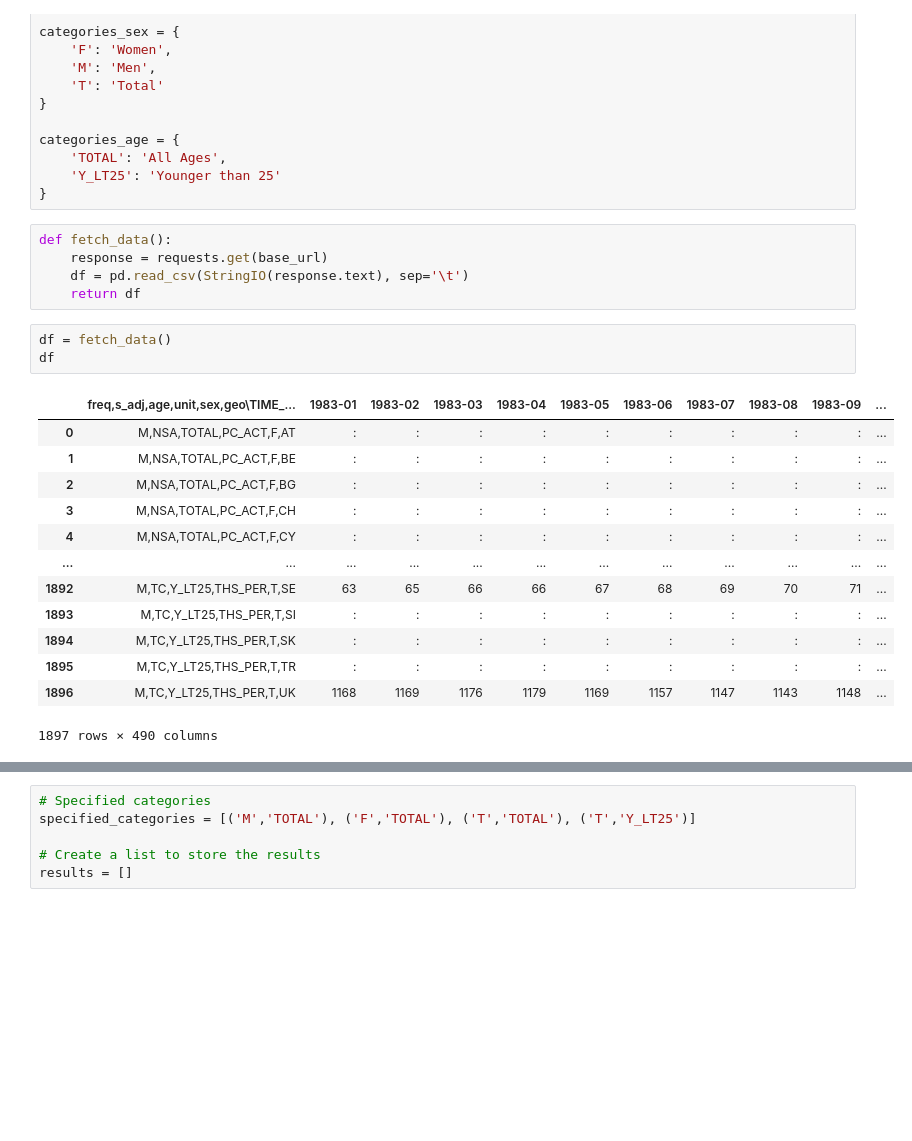
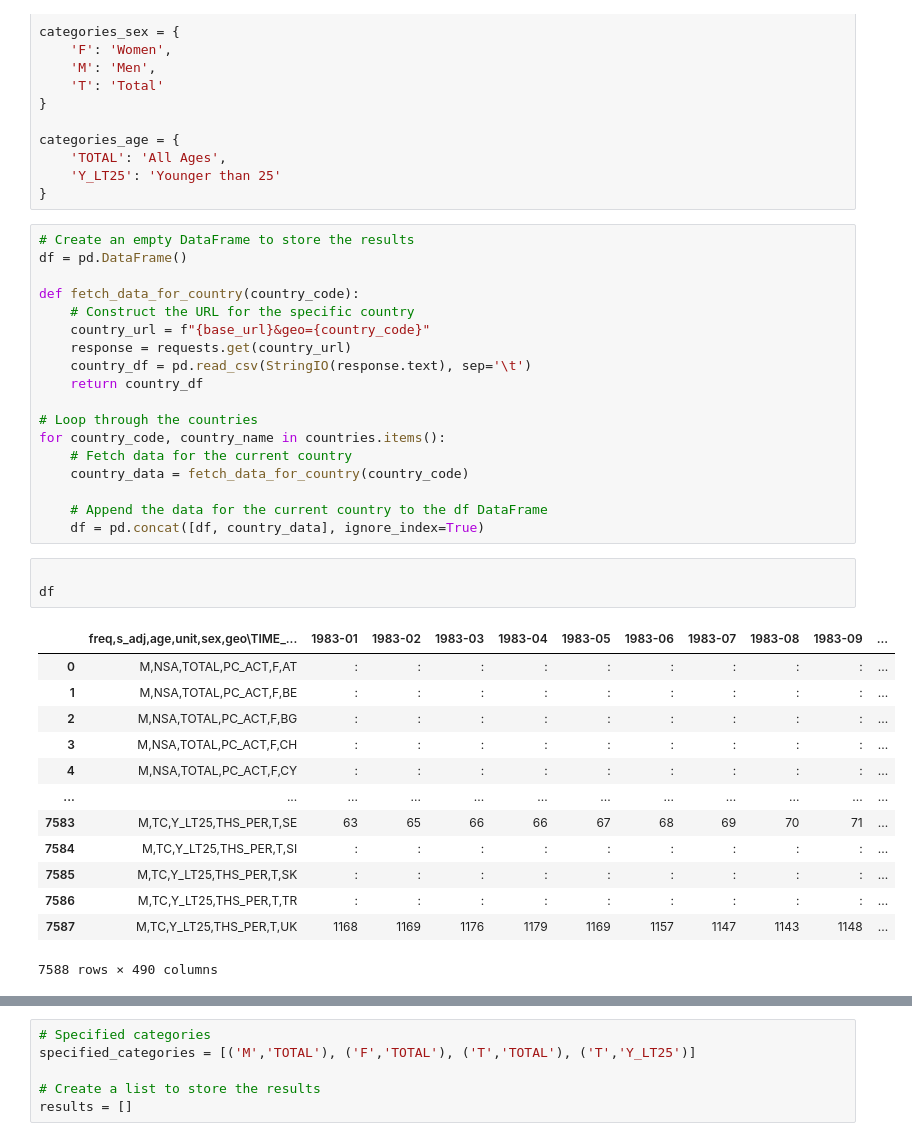
Before and after one commit to alexwellman/macrodata-wellman, a Jupyter notebook: plots.ipynb, the cells around one changed output, grey strips where cells are left out. Drawn from its saved outputs; the diff is of its cells as text; blank space fills up the shorter version.

```diff
--- a/plots.ipynb
+++ b/plots.ipynb
@@ -33,27 +33,40 @@ categories_age = {
     'Y_LT25': 'Younger than 25'
 }
 # %%
-def fetch_data():
-    response = requests.get(base_url)
-    df = pd.read_csv(StringIO(response.text), sep='\t')
-    return df
+# Create an empty DataFrame to store the results
+df = pd.DataFrame()
+
+def fetch_data_for_country(country_code):
+    # Construct the URL for the specific country
+    country_url = f"{base_url}&geo={country_code}"
+    response = requests.get(country_url)
+    country_df = pd.read_csv(StringIO(response.text), sep='\t')
+    return country_df
+
+# Loop through the countries
+for country_code, country_name in countries.items():
+    # Fetch data for the current country
+    country_data = fetch_data_for_country(country_code)
+
+    # Append the data for the current country to the df DataFrame
+    df = pd.concat([df, country_data], ignore_index=True)
 # %%
-df = fetch_data()
+
 df
 # %% [output]
 |  | freq,s_adj,age,unit,sex,geo\TIME_... | 1983-01 | 1983-02 | 1983-03 | 1983-04 | 1983-05 | 1983-06 | 1983-07 | 1983-08 | 1983-09 | ... |
 | 0 | M,NSA,TOTAL,PC_ACT,F,AT | : | : | : | : | : | : | : | : | : | ... |
 | 1 | M,NSA,TOTAL,PC_ACT,F,BE | : | : | : | : | : | : | : | : | : | ... |
 | 2 | M,NSA,TOTAL,PC_ACT,F,BG | : | : | : | : | : | : | : | : | : | ... |
 | 3 | M,NSA,TOTAL,PC_ACT,F,CH | : | : | : | : | : | : | : | : | : | ... |
 | 4 | M,NSA,TOTAL,PC_ACT,F,CY | : | : | : | : | : | : | : | : | : | ... |
 | ... | ... | ... | ... | ... | ... | ... | ... | ... | ... | ... | ... |
-| 1892 | M,TC,Y_LT25,THS_PER,T,SE | 63 | 65 | 66 | 66 | 67 | 68 | 69 | 70 | 71 | ... |
-| 1893 | M,TC,Y_LT25,THS_PER,T,SI | : | : | : | : | : | : | : | : | : | ... |
-| 1894 | M,TC,Y_LT25,THS_PER,T,SK | : | : | : | : | : | : | : | : | : | ... |
-| 1895 | M,TC,Y_LT25,THS_PER,T,TR | : | : | : | : | : | : | : | : | : | ... |
-| 1896 | M,TC,Y_LT25,THS_PER,T,UK | 1168 | 1169 | 1176 | 1179 | 1169 | 1157 | 1147 | 1143 | 1148 | ... |
+| 7583 | M,TC,Y_LT25,THS_PER,T,SE | 63 | 65 | 66 | 66 | 67 | 68 | 69 | 70 | 71 | ... |
+| 7584 | M,TC,Y_LT25,THS_PER,T,SI | : | : | : | : | : | : | : | : | : | ... |
+| 7585 | M,TC,Y_LT25,THS_PER,T,SK | : | : | : | : | : | : | : | : | : | ... |
+| 7586 | M,TC,Y_LT25,THS_PER,T,TR | : | : | : | : | : | : | : | : | : | ... |
+| 7587 | M,TC,Y_LT25,THS_PER,T,UK | 1168 | 1169 | 1176 | 1179 | 1169 | 1157 | 1147 | 1143 | 1148 | ... |
-1897 rows × 490 columns
+7588 rows × 490 columns
 # %%
 # Plot the fetched data
 for country_code, country_name in countries.items():
```
Also changed, not shown: parts of 6 cells of this notebook, 1 other file.
